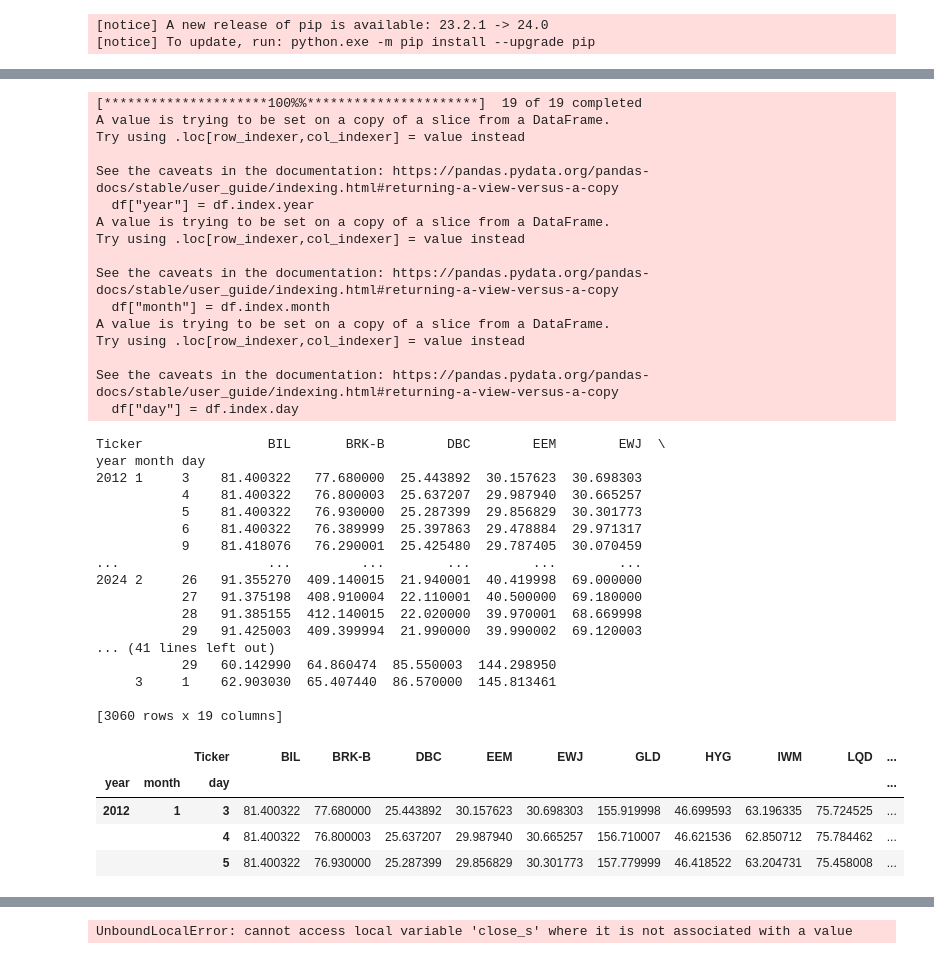
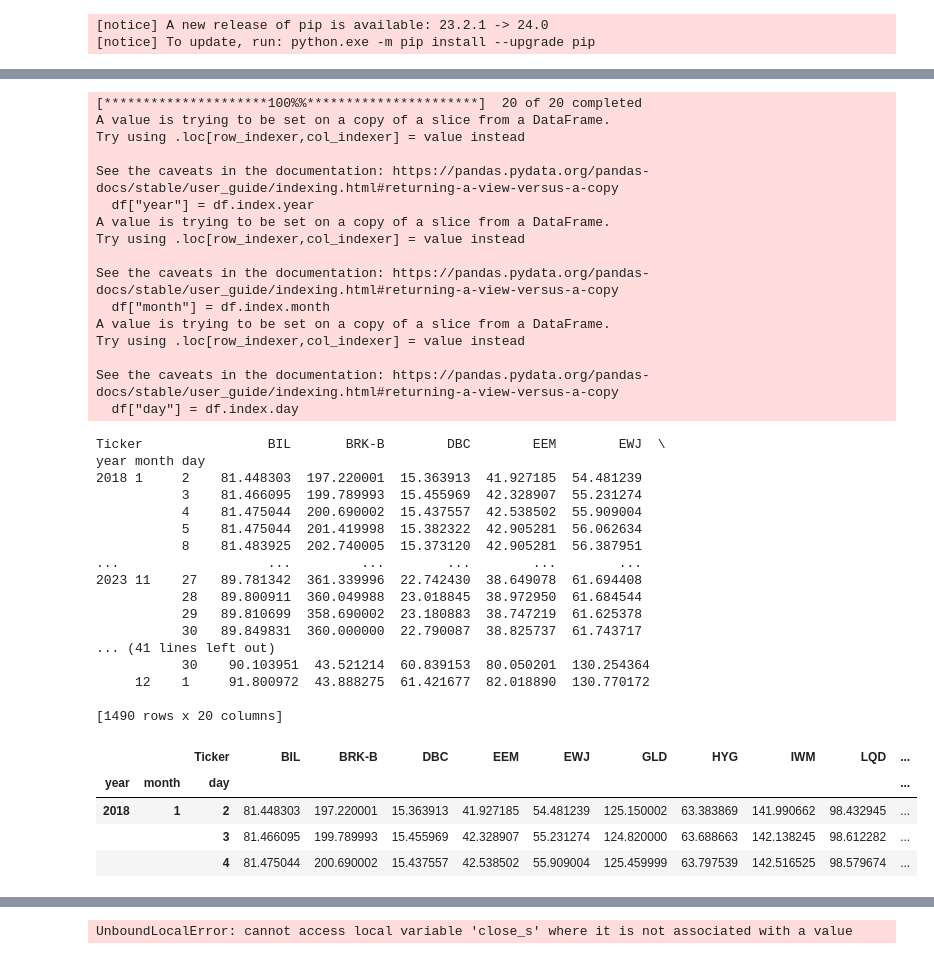
Before and after one commit to jebuk97/Coding-Test, a Jupyter notebook: Data/Stock/test.ipynb, the cells around one changed output, grey strips where cells are left out. Saved outputs shown, nothing was run; the diff lists cells and outputs as text; code cells hidden in the pictures.

Commit message:
stock data

```diff
--- a/Data/Stock/test.ipynb
+++ b/Data/Stock/test.ipynb
@@ -57,8 +56,8 @@ Requirement already satisfied: certifi>=2017.4.17 in c:\users\jbu\pycharmproject
 import pandas as pd
 import yfinance as yf # 주가 데이터 받기위한 라이브러리
 import quantstats as qs # 리포트 형식으로 시각화해주는 라이브러리
-start = pd.to_datetime('2012-01-01')
-end = pd.to_datetime('2024-03-01')
+start = pd.to_datetime('2018-01-01')
+end = pd.to_datetime('2023-12-01')
 nn = 5
 # yahoo finance에서 필요 종목들의 공통 시작일부터 종가 데이터 받기
 def get_yahoo_data(tickers, type="Adj Close"):
@@ -80,7 +79,7 @@ def get_rebal_date(df, rebal="month", day=0):
         days_df = df.groupby(["year"]).first()
     else:
         days_df = df.groupby(["year","month","day"]).first()
-        # days_df = days_df.iloc[range(0, len(days_df), 5)]
+        # days_df = days_df.iloc[range(0, len(days_df), day)]
     # else:
     #     days_df = df.groupby(["year","month","day"]).max()
     print(days_df)
@@ -90,51 +89,51 @@ def get_rebal_date(df, rebal="month", day=0):
     #     res_df = pd.concat([res_df,df[df.index==day]])
     # return res_df
 
-tickers_canary = ["QQQ","BRK-B","SCHD", "SPY", "XLV", "TLT", "QLD", "TQQQ", "BIL", "SHV"]
+tickers_canary = ["QQQ","BRK-B","SCHD", "SPY", "XLV", "TLT", "QLD", "TQQQ", "BIL", "SHV", "PSQ"]
 tickers_g4 = ["QQQ","BRK-B","SCHD", "TLT"]
 tickers_g12 = ["SPY", "QQQ", "IWM","VGK","EWJ", "EEM", "VNQ","DBC","GLD", "TLT", "HYG", "LQD"]
 tickers_safe = ["SHV", "TLT"]
 tickers_all = list(set(tickers_canary+tickers_g4+tickers_g12+tickers_safe))
 
 data = get_yahoo_data(tickers_all) # 모든 데이터
-rebal_data = get_rebal_date(data, 'day', day=10) # 월말 데이터
+rebal_data = get_rebal_date(data, 'day', day=1) # 월말 데이터
 rebal_data.head(3)
 # %% [output]
-[*********************100%%**********************]  19 of 19 completed
+[*********************100%%**********************]  20 of 20 completed
 A value is trying to be set on a copy of a slice from a DataFrame.
 Try using .loc[row_indexer,col_indexer] = value instead
 
 See the caveats in the documentation: https://pandas.pydata.org/pandas-docs/stable/user_guide/indexing.html#returning-a-view-versus-a-copy
   df["year"] = df.index.year
 A value is trying to be set on a copy of a slice from a DataFrame.
 Try using .loc[row_indexer,col_indexer] = value instead
 
 See the caveats in the documentation: https://pandas.pydata.org/pandas-docs/stable/user_guide/indexing.html#returning-a-view-versus-a-copy
   df["month"] = df.index.month
 A value is trying to be set on a copy of a slice from a DataFrame.
 Try using .loc[row_indexer,col_indexer] = value instead
 
 See the caveats in the documentation: https://pandas.pydata.org/pandas-docs/stable/user_guide/indexing.html#returning-a-view-versus-a-copy
   df["day"] = df.index.day
 Ticker                BIL       BRK-B        DBC        EEM        EWJ  \
 year month day
-2012 1     3    81.400322   77.680000  25.443892  30.157623  30.698303
-           4    81.400322   76.800003  25.637207  29.987940  30.665257
-           5    81.400322   76.930000  25.287399  29.856829  30.301773
-           6    81.400322   76.389999  25.397863  29.478884  29.971317
-           9    81.418076   76.290001  25.425480  29.787405  30.070459
+2018 1     2    81.448303  197.220001  15.363913  41.927185  54.481239
+           3    81.466095  199.789993  15.455969  42.328907  55.231274
+           4    81.475044  200.690002  15.437557  42.538502  55.909004
+           5    81.475044  201.419998  15.382322  42.905281  56.062634
+           8    81.483925  202.740005  15.373120  42.905281  56.387951
 ...                   ...         ...        ...        ...        ...
-2024 2     26   91.355270  409.140015  21.940001  40.419998  69.000000
-           27   91.375198  408.910004  22.110001  40.500000  69.180000
-           28   91.385155  412.140015  22.020000  39.970001  68.669998
-           29   91.425003  409.399994  21.990000  39.990002  69.120003
+2023 11    27   89.781342  361.339996  22.742430  38.649078  61.694408
+           28   89.800911  360.049988  23.018845  38.972950  61.684544
+           29   89.810699  358.690002  23.180883  38.747219  61.625378
+           30   89.849831  360.000000  22.790087  38.825737  61.743717
 ... (41 lines left out)
-           29   60.142990  64.860474  85.550003  144.298950
-     3     1    62.903030  65.407440  86.570000  145.813461
+           30    90.103951  43.521214  60.839153  80.050201  130.254364
+     12    1     91.800972  43.888275  61.421677  82.018890  130.770172
 
-[3060 rows x 19 columns]
+[1490 rows x 20 columns]
 |  |  | Ticker | BIL | BRK-B | DBC | EEM | EWJ | GLD | HYG | IWM | LQD | ... |
 | year | month | day |  |  |  |  |  |  |  |  |  | ... |
-| 2012 | 1 | 3 | 81.400322 | 77.680000 | 25.443892 | 30.157623 | 30.698303 | 155.919998 | 46.699593 | 63.196335 | 75.724525 | ... |
-|  |  | 4 | 81.400322 | 76.800003 | 25.637207 | 29.987940 | 30.665257 | 156.710007 | 46.621536 | 62.850712 | 75.784462 | ... |
-|  |  | 5 | 81.400322 | 76.930000 | 25.287399 | 29.856829 | 30.301773 | 157.779999 | 46.418522 | 63.204731 | 75.458008 | ... |
+| 2018 | 1 | 2 | 81.448303 | 197.220001 | 15.363913 | 41.927185 | 54.481239 | 125.150002 | 63.383869 | 141.990662 | 98.432945 | ... |
+|  |  | 3 | 81.466095 | 199.789993 | 15.455969 | 42.328907 | 55.231274 | 124.820000 | 63.688663 | 142.138245 | 98.612282 | ... |
+|  |  | 4 | 81.475044 | 200.690002 | 15.437557 | 42.538502 | 55.909004 | 125.459999 | 63.797539 | 142.516525 | 98.579674 | ... |
```
Also changed, not shown: parts of 7 cells of this notebook.
